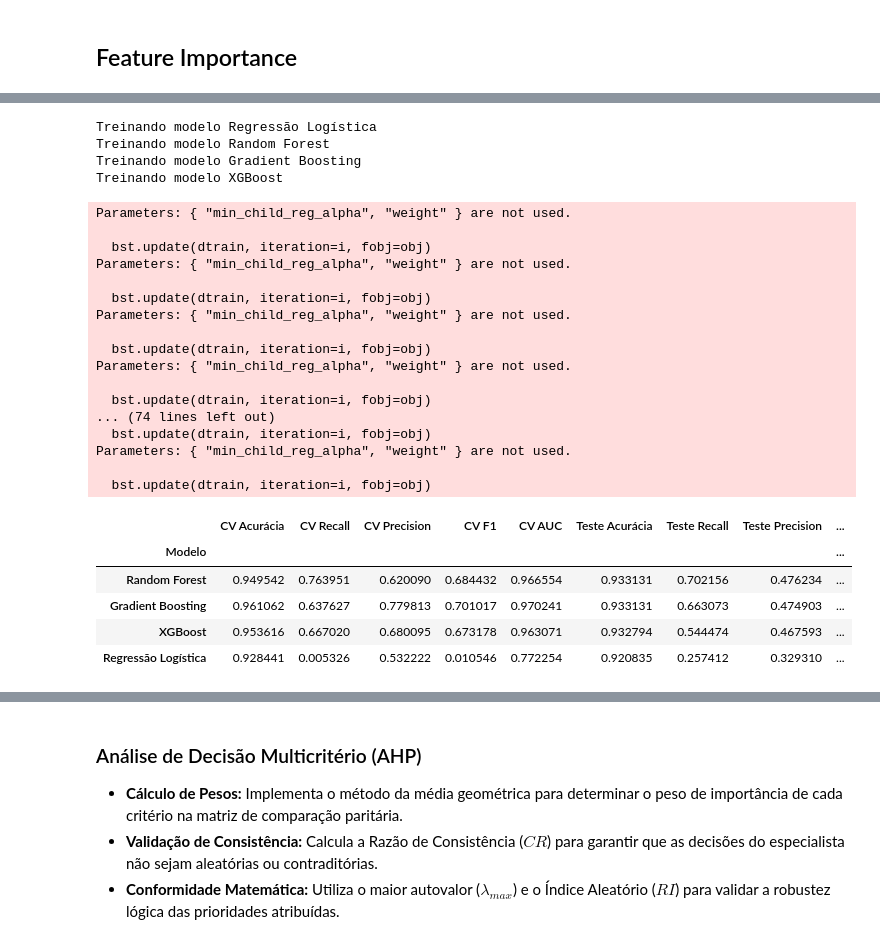
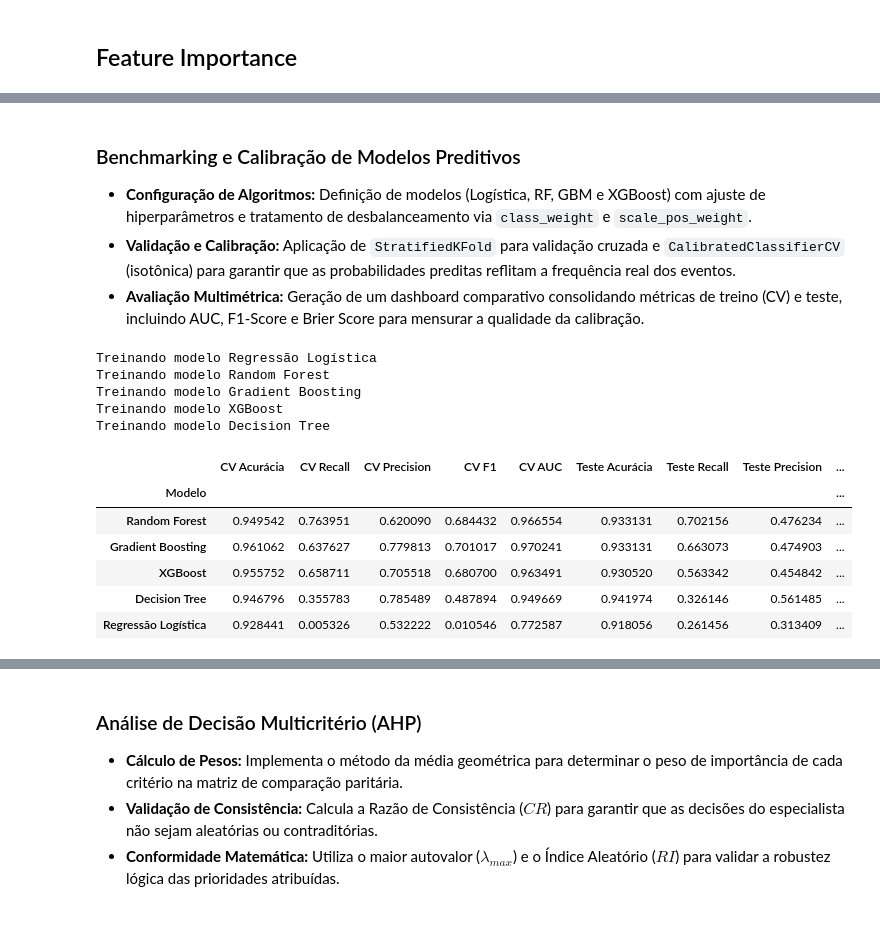
Before and after one commit to Cleyton-Nobre/datarisk-case-ds-junior, a Jupyter notebook: solution.ipynb, the cells around one changed output, grey strips where cells are left out. Drawn from its saved outputs; the diff is of its cells as text; code cells hidden in the pictures.

```diff
--- a/solution.ipynb
+++ b/solution.ipynb
@@ -171,7 +178,6 @@ safras_train = safras_ordenadas[:-n_test_safras]
 safras_test  = safras_ordenadas[-n_test_safras:]
 
 train = base_model[base_model["SAFRA_REF"].isin(safras_train)]
-train= train.drop(columns=["DATA_PAGAMENTO"])
 test  = base_model[base_model["SAFRA_REF"].isin(safras_test)]
 
 print(f"Safras treino: {safras_train[0]} -> {safras_train[-1]}")
@@ -458,9 +489,10 @@ class MediaHistoricaInadimplencia(BaseEstimator, TransformerMixin):
 # %%
 class MediaHistoricaInadimplencia(BaseEstimator, TransformerMixin):
-    def __init__(self, id_col, target_col, date_col):
+    def __init__(self, id_col, target_col, date_col, lag=1):
         self.id_col = id_col
         self.target_col = target_col
         self.date_col = date_col
+        self.lag=lag
 
     def fit(self, X, y=None):
         X = X.sort_values([self.id_col, self.date_col])
@@ -469,22 +501,22 @@ class MediaHistoricaInadimplencia(BaseEstimator, TransformerMixin):
             X.groupby(self.id_col)[self.target_col]
             .expanding()
             .mean()
-            .shift(1)
+            .shift(self.lag)
             .reset_index(level=0, drop=True)
-            .rename("inad_hist_media")
+            .rename("inad_hist_media_lag_"+str(self.lag))
         )
 
         temp = X[[self.id_col]].copy()
-        temp["inad_hist_media"] = hist.values
+        temp["inad_hist_media_lag_"+str(self.lag)] = hist.values
 
-        self.last_mean_ = temp.groupby(self.id_col)["inad_hist_media"].last()
+        self.last_mean_ = temp.groupby(self.id_col)["inad_hist_media_lag_"+str(self.lag)].last()
         self.global_mean_ = X[self.target_col].mean()
 
         return self
 
     def transform(self, X):
         X = X.copy()
-        X["inad_hist_media"] = (
+        X["inad_hist_media_lag_"+str(self.lag)] = (
             X[self.id_col]
             .map(self.last_mean_)
             .fillna(self.global_mean_)
@@ -553,10 +600,11 @@ pipeline = Pipeline(steps=[
 
     ("SplitSafra", SplitSafraTransformer(col="SAFRA_REF")),
     ("OrdinalSafra", OrdinalCategoricalWithInitTransformer(col="SAFRA_REF")),
-    ("MediaHistoricaInadimplencia", MediaHistoricaInadimplencia(id_col="ID_CLIENTE", target_col="INADIMPLENTE", date_col="SAFRA_REF")),
+    ("MediaHistoricaInadimplencia_lag1", MediaHistoricaInadimplencia(id_col="ID_CLIENTE", target_col="INADIMPLENTE", date_col="SAFRA_REF")),
 
     ("drop_datas", DropCols(cols=["DATA_CADASTRO", "DATA_EMISSAO_DOCUMENTO", "DATA_VENCIMENTO", "DATA_PAGAMENTO", "SAFRA_REF_year"])),
     ("SetIndex", TransformarIndex(colunas_index=["SAFRA_REF", "ID_CLIENTE"])),
+
 ])
 
 # Fit só no treino
@@ -935,14 +1023,20 @@ y_train_final = train_[target]
 
 X_test_final = test_[features_selecionadas]
 y_test_final = test_[target]
+# %% [markdown]
+### Benchmarking e Calibração de Modelos Preditivos
+- **Configuração de Algoritmos:** Definição de modelos (Logística, RF, GBM e XGBoost) com ajuste de hiperparâmetros e tratamento de desbalanceamento via `class_weight` e `scale_pos_weight`.
+- **Validação e Calibração:** Aplicação de `StratifiedKFold` para validação cruzada e `CalibratedClassifierCV` (isotônica) para garantir que as probabilidades preditas reflitam a frequência real dos eventos.
+- **Avaliação Multimétrica:** Geração de um dashboard comparativo consolidando métricas de treino (CV) e teste, incluindo AUC, F1-Score e Brier Score para mensurar a qualidade da calibração.
 # %%
 scale = (y_train_final == 0).sum() / (y_train_final == 1).sum()
 
 modelos = {
-    "Regressão Logística": LogisticRegression(class_weight="balanced", max_iter=300, random_state=42),
+    "Regressão Logística": LogisticRegression(class_weight="balanced", max_iter=400, random_state=42, tol=0.02),
     "Random Forest":       RandomForestClassifier(class_weight="balanced", n_estimators=222, max_depth=12,min_samples_split=2, min_samples_leaf=7,max_features="log2", n_jobs=-1, random_state=42),
     "Gradient Boosting":   GradientBoostingClassifier(n_estimators=293, random_state=42, learning_rate= 0.042, max_depth=8, min_samples_split=6, min_samples_leaf=5, subsample=0.67, max_features="log2"),
-    "XGBoost":             XGBClassifier(n_estimators=294, learning_rate=0.011, max_depth=8, scale_pos_weight=scale, random_state=42, tree_method="hist", weight=9, subsample=0.922, colsample_bytree= 1, min_child_reg_alpha= 0.0037, reg_lambda= 0.173),
+    "XGBoost":             XGBClassifier(n_estimators=294, learning_rate=0.021, max_depth=8, scale_pos_weight=scale, random_state=42, tree_method="hist", subsample=0.922, reg_lambda= 0.173),
+    "Decision Tree": DecisionTreeClassifier(random_state=42, class_weight="balanced", max_depth=10),
 }
 
 def comparar_modelos(X_train, y_train, X_test, y_test, threshold=0.5):
@@ -958,11 +1052,9 @@ def comparar_modelos(X_train, y_train, X_test, y_test, threshold=0.5):
 
     skf = StratifiedKFold(n_splits=5, shuffle=True, random_state=42)
 
-    # Criamos um scorer para o Brier (quanto menor, melhor, por isso o sign)
     brier_scorer = make_scorer(brier_score_loss, response_method='predict_proba', greater_is_better=False)
 
     for nome, model in modelos.items():
-        # Calibração Isotônica é excelente para converter scores em probabilidades reais
         print(f"Treinando modelo {nome}")
         calibrated_model = CalibratedClassifierCV(estimator=model, method="isotonic", cv=5)
 
@@ -994,54 +1086,37 @@ def comparar_modelos(X_train, y_train, X_test, y_test, threshold=0.5):
             "CV Acurácia":     cv_results["test_accuracy"].mean(),
             "CV Recall":       cv_results["test_recall"].mean(),
             "CV Precision":    cv_results["test_precision"].mean(),
             "CV F1":           cv_results["test_f1"].mean(),
             "CV AUC":          cv_results["test_roc_auc"].mean(),
             "Teste Acurácia":  accuracy_score(y_test, y_pred),
             "Teste Recall":    recall_score(y_test, y_pred),
             "Teste Precision": precision_score(y_test, y_pred, zero_division=0),
             "Teste F1":        f1_score(y_test, y_pred),
             "Teste AUC":       roc_auc_score(y_test, y_proba),
             "Brier Score":     brier_score_loss(y_test, y_proba),
         }
         lista_resultados.append(metricas)
 
     df_resultados = (
         pd.DataFrame(lista_resultados)
         .set_index("Modelo")
-        .sort_values(by="Teste AUC", ascending=False)
-    )
+        .sort_values(by="Teste AUC", ascending=False))
+
     return df_resultados, probabilidades, predictions, modelos_treinados
 
-
-resultados_modelos, probabilidades_modelos, predictions_modelos, modelos_treinados = \
-    comparar_modelos(X_train_final, y_train_final, X_test_final, y_test_final, threshold=0.30)
+resultados_modelos, probabilidades_modelos, predictions_modelos, modelos_treinados = comparar_modelos(X_train_final, y_train_final, X_test_final, y_test_final, threshold=0.30)
 
 display(resultados_modelos)
 # %% [output]
 Treinando modelo Regressão Logística
 Treinando modelo Random Forest
 Treinando modelo Gradient Boosting
 Treinando modelo XGBoost
+Treinando modelo Decision Tree
-Parameters: { "min_child_reg_alpha", "weight" } are not used.
-
-  bst.update(dtrain, iteration=i, fobj=obj)
-Parameters: { "min_child_reg_alpha", "weight" } are not used.
-
-  bst.update(dtrain, iteration=i, fobj=obj)
-Parameters: { "min_child_reg_alpha", "weight" } are not used.
-
-  bst.update(dtrain, iteration=i, fobj=obj)
-Parameters: { "min_child_reg_alpha", "weight" } are not used.
-
-  bst.update(dtrain, iteration=i, fobj=obj)
-... (74 lines left out)
-  bst.update(dtrain, iteration=i, fobj=obj)
-Parameters: { "min_child_reg_alpha", "weight" } are not used.
-
-  bst.update(dtrain, iteration=i, fobj=obj)
 |  | CV Acurácia | CV Recall | CV Precision | CV F1 | CV AUC | Teste Acurácia | Teste Recall | Teste Precision | ... |
 | Modelo |  |  |  |  |  |  |  |  | ... |
 | Random Forest | 0.949542 | 0.763951 | 0.620090 | 0.684432 | 0.966554 | 0.933131 | 0.702156 | 0.476234 | ... |
 | Gradient Boosting | 0.961062 | 0.637627 | 0.779813 | 0.701017 | 0.970241 | 0.933131 | 0.663073 | 0.474903 | ... |
-| XGBoost | 0.953616 | 0.667020 | 0.680095 | 0.673178 | 0.963071 | 0.932794 | 0.544474 | 0.467593 | ... |
-| Regressão Logística | 0.928441 | 0.005326 | 0.532222 | 0.010546 | 0.772254 | 0.920835 | 0.257412 | 0.329310 | ... |
+| XGBoost | 0.955752 | 0.658711 | 0.705518 | 0.680700 | 0.963491 | 0.930520 | 0.563342 | 0.454842 | ... |
+| Decision Tree | 0.946796 | 0.355783 | 0.785489 | 0.487894 | 0.949669 | 0.941974 | 0.326146 | 0.561485 | ... |
+| Regressão Logística | 0.928441 | 0.005326 | 0.532222 | 0.010546 | 0.772587 | 0.918056 | 0.261456 | 0.313409 | ... |
```
Also changed, not shown: parts of 64 cells of this notebook, 1 other file.
